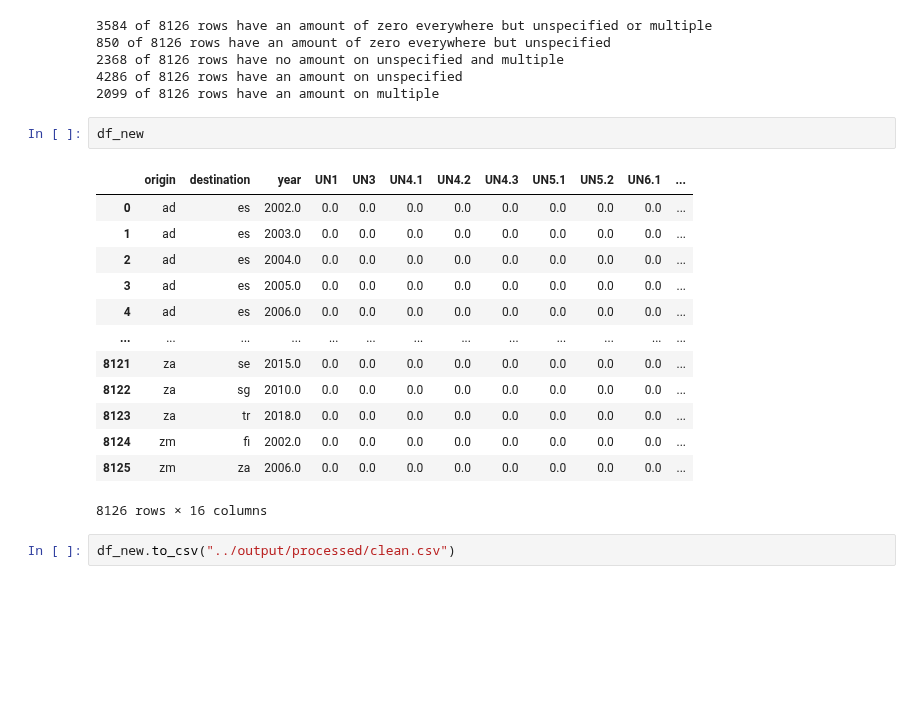
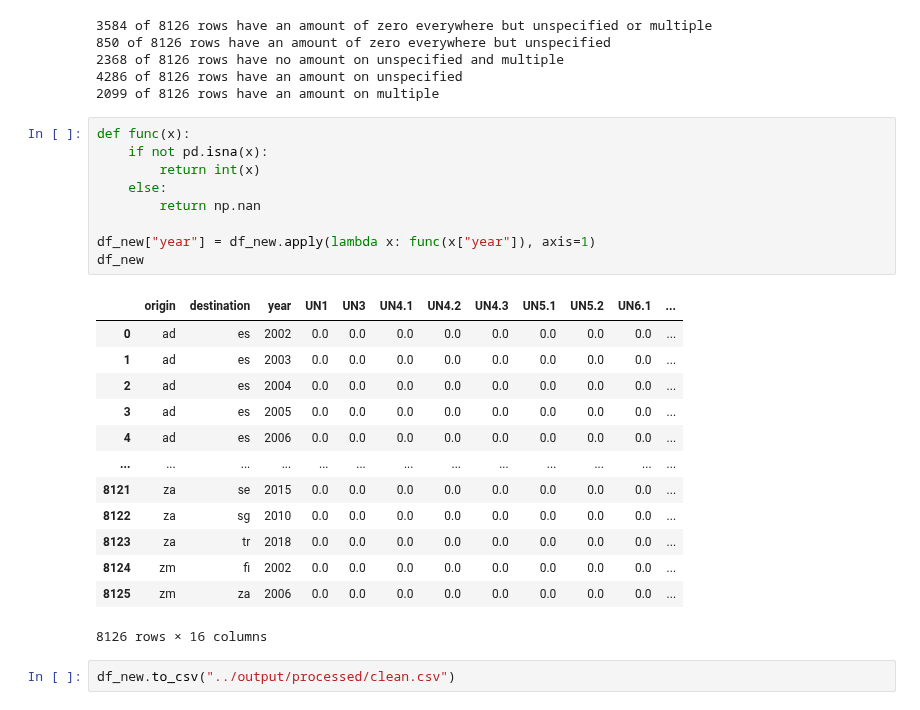
Before and after one commit to jstet/Basel_Convention_Scraper, a Jupyter notebook: data_processing/processing.ipynb, the cells around one changed output. Saved outputs shown, nothing was run; the diff lists cells and outputs as text; blank space fills up the shorter version.

```diff
--- a/data_processing/processing.ipynb
+++ b/data_processing/processing.ipynb
@@ -267,22 +405,29 @@ print(f"{len(df_new[(df_new.iloc[:,15:16] != 0).all(axis=1)])} of {len(df_new)}
 2368 of 8126 rows have no amount on unspecified and multiple
 4286 of 8126 rows have an amount on unspecified
 2099 of 8126 rows have an amount on multiple
-# %%
-df_new
-# %% [output]
-|  | origin | destination | year | UN1 | UN3 | UN4.1 | UN4.2 | UN4.3 | UN5.1 | UN5.2 | UN6.1 | ... |
-| 0 | ad | es | 2002.0 | 0.0 | 0.0 | 0.0 | 0.0 | 0.0 | 0.0 | 0.0 | 0.0 | ... |
-| 1 | ad | es | 2003.0 | 0.0 | 0.0 | 0.0 | 0.0 | 0.0 | 0.0 | 0.0 | 0.0 | ... |
-| 2 | ad | es | 2004.0 | 0.0 | 0.0 | 0.0 | 0.0 | 0.0 | 0.0 | 0.0 | 0.0 | ... |
-| 3 | ad | es | 2005.0 | 0.0 | 0.0 | 0.0 | 0.0 | 0.0 | 0.0 | 0.0 | 0.0 | ... |
-| 4 | ad | es | 2006.0 | 0.0 | 0.0 | 0.0 | 0.0 | 0.0 | 0.0 | 0.0 | 0.0 | ... |
-| ... | ... | ... | ... | ... | ... | ... | ... | ... | ... | ... | ... | ... |
-| 8121 | za | se | 2015.0 | 0.0 | 0.0 | 0.0 | 0.0 | 0.0 | 0.0 | 0.0 | 0.0 | ... |
-| 8122 | za | sg | 2010.0 | 0.0 | 0.0 | 0.0 | 0.0 | 0.0 | 0.0 | 0.0 | 0.0 | ... |
-| 8123 | za | tr | 2018.0 | 0.0 | 0.0 | 0.0 | 0.0 | 0.0 | 0.0 | 0.0 | 0.0 | ... |
-| 8124 | zm | fi | 2002.0 | 0.0 | 0.0 | 0.0 | 0.0 | 0.0 | 0.0 | 0.0 | 0.0 | ... |
-| 8125 | zm | za | 2006.0 | 0.0 | 0.0 | 0.0 | 0.0 | 0.0 | 0.0 | 0.0 | 0.0 | ... |
-8126 rows × 16 columns
+# %%
+def func(x):
+    if not pd.isna(x):
+        return int(x)
+    else:
+        return np.nan
+
+df_new["year"] = df_new.apply(lambda x: func(x["year"]), axis=1)
+df_new
+# %% [output]
+|  | origin | destination | year | UN1 | UN3 | UN4.1 | UN4.2 | UN4.3 | UN5.1 | UN5.2 | UN6.1 | ... |
+| 0 | ad | es | 2002 | 0.0 | 0.0 | 0.0 | 0.0 | 0.0 | 0.0 | 0.0 | 0.0 | ... |
+| 1 | ad | es | 2003 | 0.0 | 0.0 | 0.0 | 0.0 | 0.0 | 0.0 | 0.0 | 0.0 | ... |
+| 2 | ad | es | 2004 | 0.0 | 0.0 | 0.0 | 0.0 | 0.0 | 0.0 | 0.0 | 0.0 | ... |
+| 3 | ad | es | 2005 | 0.0 | 0.0 | 0.0 | 0.0 | 0.0 | 0.0 | 0.0 | 0.0 | ... |
+| 4 | ad | es | 2006 | 0.0 | 0.0 | 0.0 | 0.0 | 0.0 | 0.0 | 0.0 | 0.0 | ... |
+| ... | ... | ... | ... | ... | ... | ... | ... | ... | ... | ... | ... | ... |
+| 8121 | za | se | 2015 | 0.0 | 0.0 | 0.0 | 0.0 | 0.0 | 0.0 | 0.0 | 0.0 | ... |
+| 8122 | za | sg | 2010 | 0.0 | 0.0 | 0.0 | 0.0 | 0.0 | 0.0 | 0.0 | 0.0 | ... |
+| 8123 | za | tr | 2018 | 0.0 | 0.0 | 0.0 | 0.0 | 0.0 | 0.0 | 0.0 | 0.0 | ... |
+| 8124 | zm | fi | 2002 | 0.0 | 0.0 | 0.0 | 0.0 | 0.0 | 0.0 | 0.0 | 0.0 | ... |
+| 8125 | zm | za | 2006 | 0.0 | 0.0 | 0.0 | 0.0 | 0.0 | 0.0 | 0.0 | 0.0 | ... |
+8126 rows × 16 columns
 # %%
 df_new.to_csv("../output/processed/clean.csv")
 # %%
```
Also changed, not shown: parts of 13 cells of this notebook, 1 other file.
